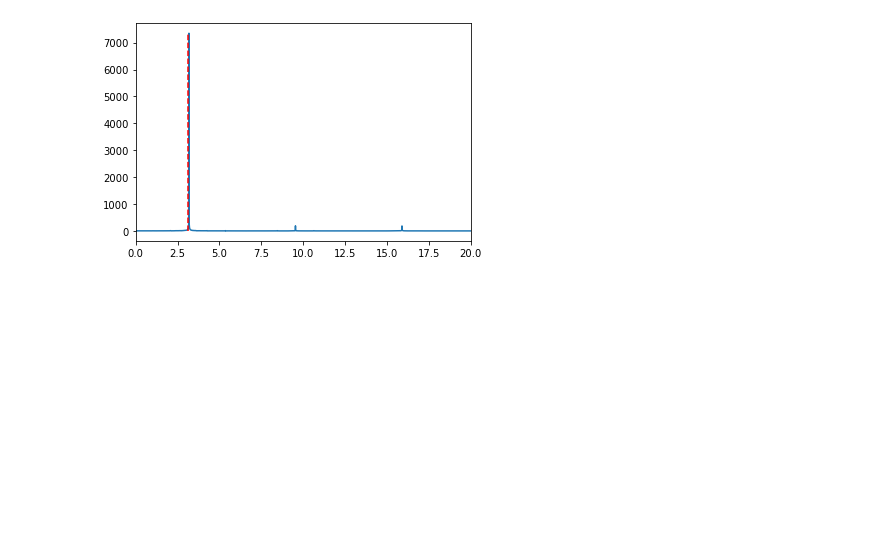
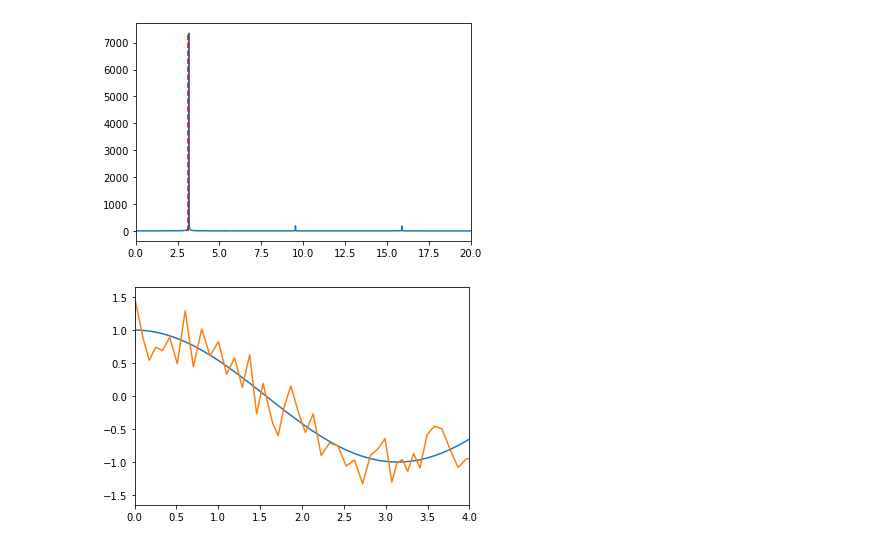
Before and after one commit to richmf/FisComp26-2, a Jupyter notebook: Clase 14 (Sist solar 2).ipynb, the cells around one changed output. Saved outputs shown, nothing was run; the diff lists cells and outputs as text; code cells hidden in the pictures; blank space fills up the shorter version.

```diff
--- a/Clase 14 (Sist solar 2).ipynb
+++ b/Clase 14 (Sist solar 2).ipynb
@@ -67,3 +68,17 @@ plt.xlim([0,20])
 plt.show()
 # %% [output]
 [figure]
+# %%
+def F_ruido(N):
+    ruido = np.zeros(N)
+    for i in range(N):
+        ruido[i] = random.random()
+    return ruido-0.5
+# %%
+x_v_ruido = x_v_cont.y[0]+F_ruido(len(x_v_cont.t))
+plt.plot(x_v_cont.t,x_v_cont.y[0])
+plt.plot(x_v_cont.t,x_v_ruido)
+plt.xlim([0,4])
+plt.show()
+# %% [output]
+[figure, added]
```
Also changed, not shown: parts of 2 cells of this notebook, 1 other file.
